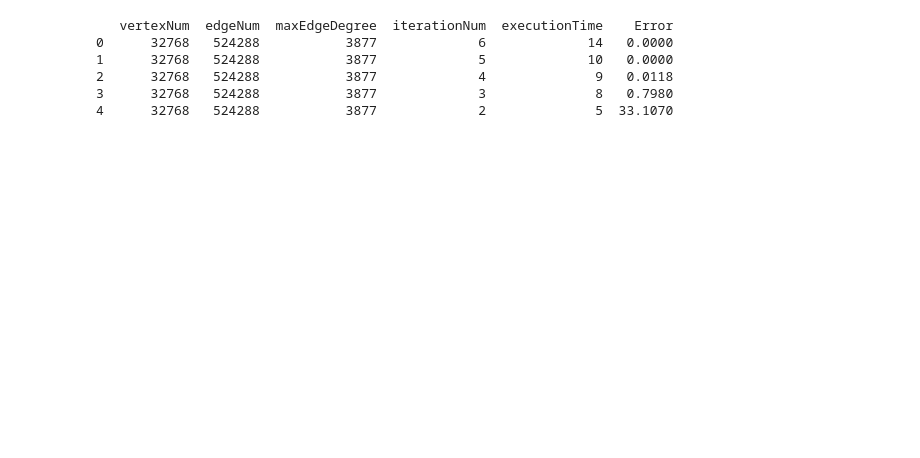
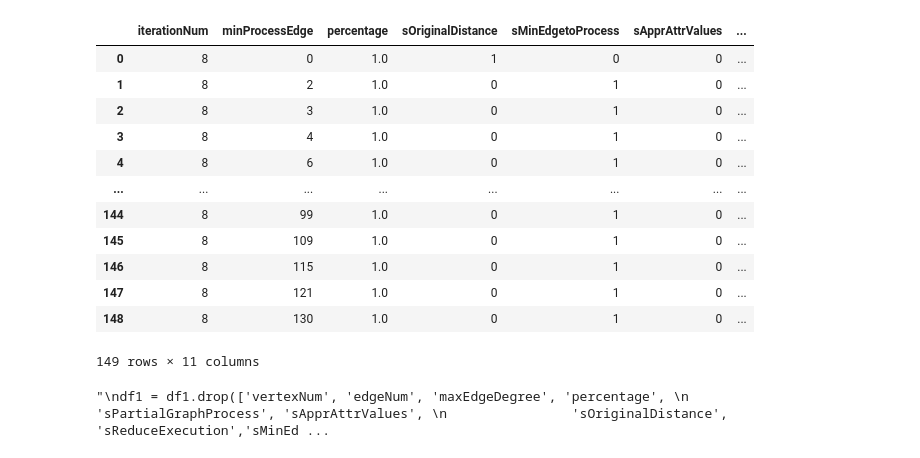
Before and after one commit to busenuraktilav/GPUProject, a Jupyter notebook: model_prediction/prediction.ipynb, the cells around one changed output. Drawn from its saved outputs; the diff is of its cells as text; code cells hidden in the pictures; blank space fills up the shorter version.

Commit message:
prediction is updated and graphs are added for paper

```diff
--- a/model_prediction/prediction.ipynb
+++ b/model_prediction/prediction.ipynb
@@ -19,12 +20,40 @@ import matplotlib.pyplot as plt
-# %%
-df = pd.read_csv("datas.csv")
-df = df.drop(['sPartialGraphProcess', 'sReduceExecution','sMinEdgetoProcess','sApprAttrValues','minProcessEdge','percentage'], axis=1)
-df.dropna()
-print(df.head())
-# %% [output]
-   vertexNum  edgeNum  maxEdgeDegree  iterationNum  executionTime    Error
-0      32768   524288           3877             6             14   0.0000
-1      32768   524288           3877             5             10   0.0000
-2      32768   524288           3877             4              9   0.0118
-3      32768   524288           3877             3              8   0.7980
-4      32768   524288           3877             2              5  33.1070
+# %%
+#df1 = pd.read_csv("bellman_ford_performance_results.csv")
+df1 = pd.read_csv("dijkstra_performance_results.csv")
+conditions = [df1['vertexNum'] == 524288, df1['vertexNum'] == 1048576, df1['vertexNum'] == 2097152, df1['vertexNum'] == 4194304, df1['vertexNum'] == 8388608, df1['vertexNum'] == 16777216, df1['vertexNum'] == 33554432]
+numbers = [1, 2, 4, 8, 16, 32, 64]
+df1['graphSize'] = np.select(conditions, numbers, default=0)
+# %%
+#one-hot encoding - nothing is dropped
+
+df1 = df1.drop(['vertexNum', 'edgeNum', 'maxEdgeDegree',
+                'sAtomicMinBlock', 'sAtomicMaxBlock',
+                'sAtomicAddBlock', 'sAtomicExchBlock'], axis=1)
+df1.dropna()
+# %% [output]
+|  | iterationNum | minProcessEdge | percentage | sOriginalDistance | sMinEdgetoProcess | sApprAttrValues | ... |
+| 0 | 8 | 0 | 1.0 | 1 | 0 | 0 | ... |
+| 1 | 8 | 2 | 1.0 | 0 | 1 | 0 | ... |
+| 2 | 8 | 3 | 1.0 | 0 | 1 | 0 | ... |
+| 3 | 8 | 4 | 1.0 | 0 | 1 | 0 | ... |
+| 4 | 8 | 6 | 1.0 | 0 | 1 | 0 | ... |
+| ... | ... | ... | ... | ... | ... | ... | ... |
+| 144 | 8 | 99 | 1.0 | 0 | 1 | 0 | ... |
+| 145 | 8 | 109 | 1.0 | 0 | 1 | 0 | ... |
+| 146 | 8 | 115 | 1.0 | 0 | 1 | 0 | ... |
+| 147 | 8 | 121 | 1.0 | 0 | 1 | 0 | ... |
+| 148 | 8 | 130 | 1.0 | 0 | 1 | 0 | ... |
+149 rows × 11 columns
+# %%
+#execution time prediction with minProcessEdge
+"""
+df1 = df1.drop(['vertexNum', 'edgeNum', 'maxEdgeDegree', 'percentage',
+                'sPartialGraphProcess', 'sApprAttrValues',
+                'sOriginalDistance', 'sReduceExecution','sMinEdgetoProcess',
+                'iterationNum', 'sAtomicMinBlock', 'sAtomicMaxBlock',
+                'sAtomicAddBlock', 'sAtomicExchBlock'], axis=1)
+df1.dropna()
+
+"""
+# %% [output]
+"\ndf1 = df1.drop(['vertexNum', 'edgeNum', 'maxEdgeDegree', 'percentage', \n                'sPartialGraphProcess', 'sApprAttrValues', \n                'sOriginalDistance', 'sReduceExecution','sMinEd ...
```
Also changed, not shown: parts of 30 cells of this notebook, 4 other files.
